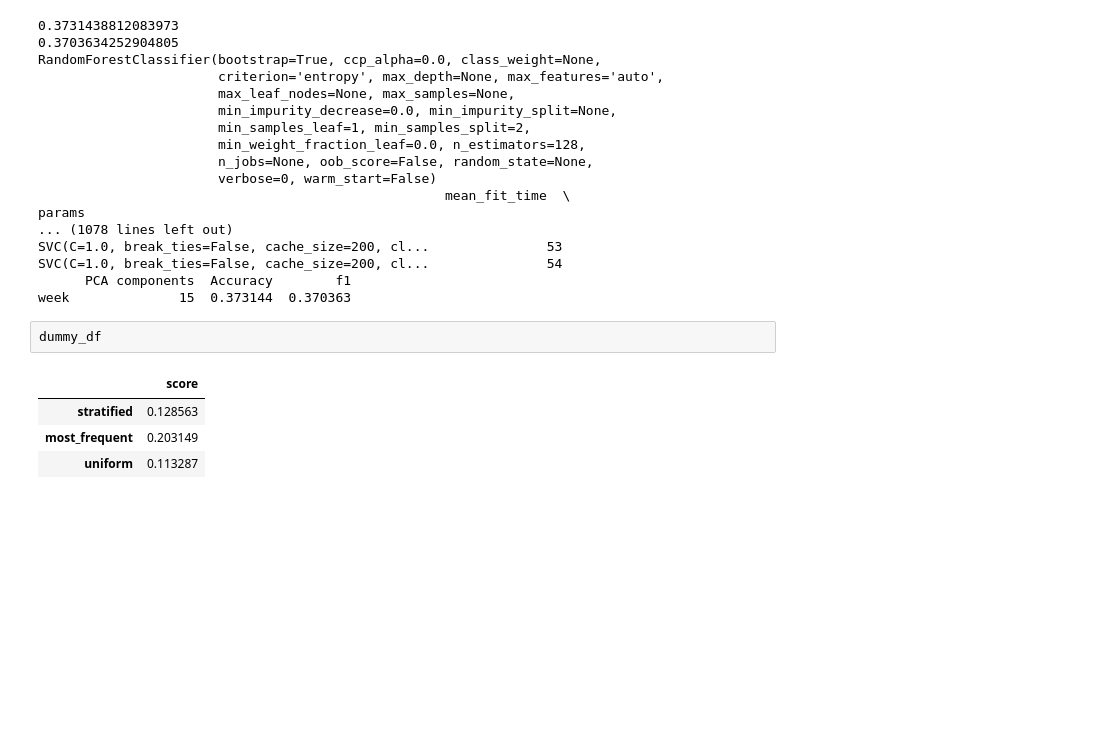
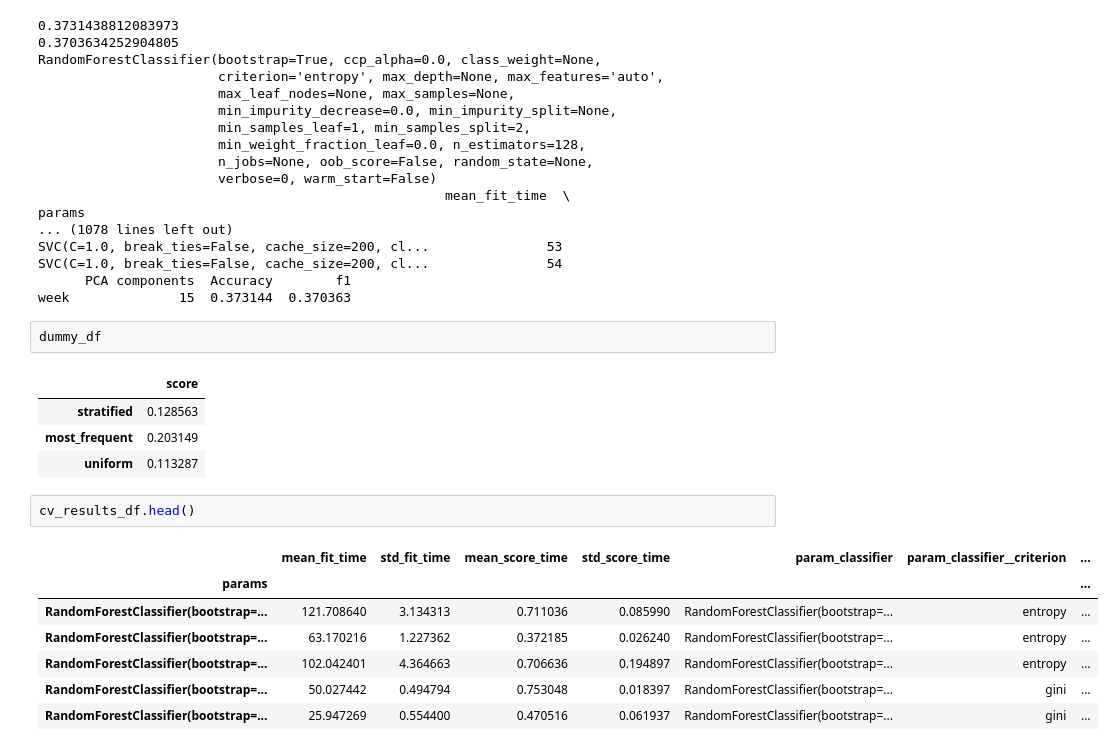
Before and after one commit to gvarg75/Springboard, a Jupyter notebook: Capstone/NFL_capstone/Notebooks/4_nfl_capstone_modeling.ipynb, the cells around one changed output. Saved outputs shown, nothing was run; the diff lists cells and outputs as text; blank space fills up the shorter version.

```diff
--- a/Capstone/NFL_capstone/Notebooks/4_nfl_capstone_modeling.ipynb
+++ b/Capstone/NFL_capstone/Notebooks/4_nfl_capstone_modeling.ipynb
@@ -672,3 +581,13 @@ dummy_df
 | stratified | 0.128563 |
 | most_frequent | 0.203149 |
 | uniform | 0.113287 |
+# %%
+cv_results_df.head()
+# %% [output]
+|  | mean_fit_time | std_fit_time | mean_score_time | std_score_time | param_classifier | param_classifier__criterion | ... |
+| params |  |  |  |  |  |  | ... |
+| RandomForestClassifier(bootstrap=... | 121.708640 | 3.134313 | 0.711036 | 0.085990 | RandomForestClassifier(bootstrap=... | entropy | ... |
+| RandomForestClassifier(bootstrap=... | 63.170216 | 1.227362 | 0.372185 | 0.026240 | RandomForestClassifier(bootstrap=... | entropy | ... |
+| RandomForestClassifier(bootstrap=... | 102.042401 | 4.364663 | 0.706636 | 0.194897 | RandomForestClassifier(bootstrap=... | entropy | ... |
+| RandomForestClassifier(bootstrap=... | 50.027442 | 0.494794 | 0.753048 | 0.018397 | RandomForestClassifier(bootstrap=... | gini | ... |
+| RandomForestClassifier(bootstrap=... | 25.947269 | 0.554400 | 0.470516 | 0.061937 | RandomForestClassifier(bootstrap=... | gini | ... |
```
Also changed, not shown: parts of 4 cells of this notebook.
